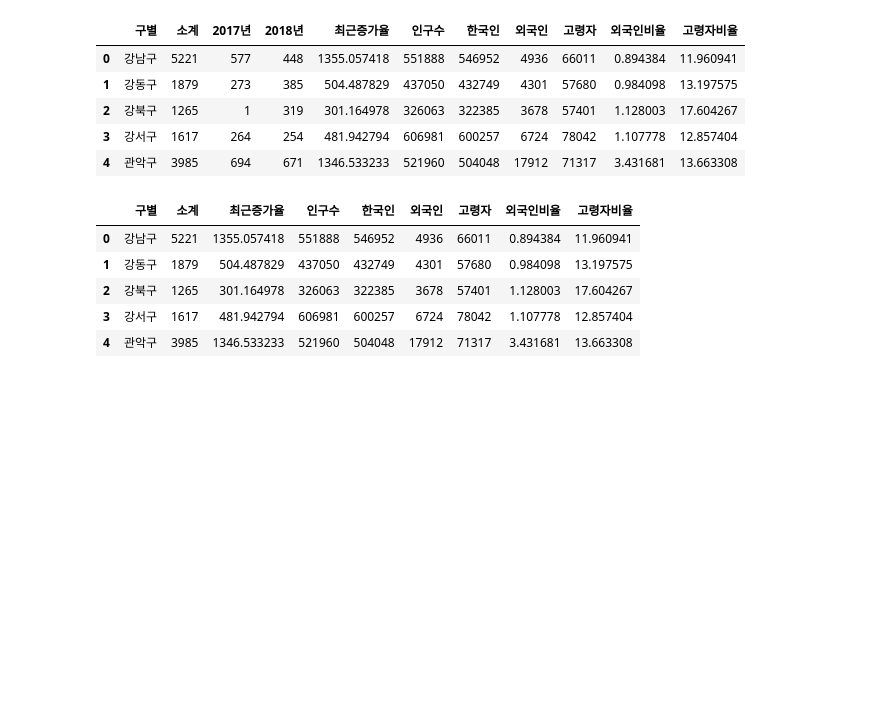
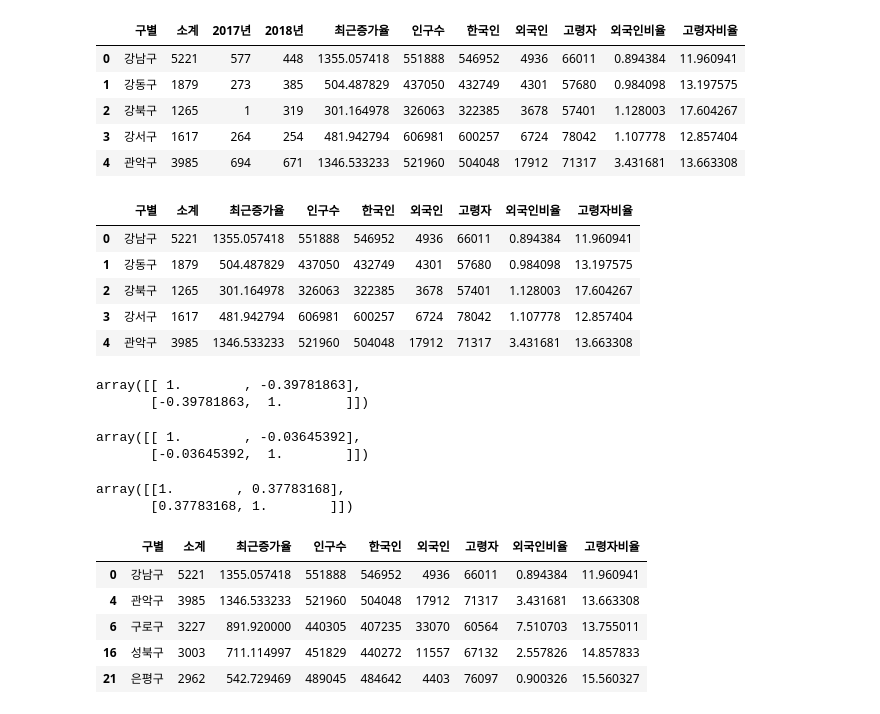
Before and after one commit to imn00133/PythonSeminar19, a Jupyter notebook: TeachingMaterials/insert_file/48_lecture_file/pandas_examples.ipynb, the cells around one changed output. Saved outputs shown, nothing was run; the diff lists cells and outputs as text; code cells hidden in the pictures; blank space fills up the shorter version.

```diff
--- a/TeachingMaterials/insert_file/48_lecture_file/pandas_examples.ipynb
+++ b/TeachingMaterials/insert_file/48_lecture_file/pandas_examples.ipynb
@@ -744,3 +723,27 @@ data_result.head()
 | 2 | 강북구 | 1265 | 301.164978 | 326063 | 322385 | 3678 | 57401 | 1.128003 | 17.604267 |
 | 3 | 강서구 | 1617 | 481.942794 | 606981 | 600257 | 6724 | 78042 | 1.107778 | 12.857404 |
 | 4 | 관악구 | 3985 | 1346.533233 | 521960 | 504048 | 17912 | 71317 | 3.431681 | 13.663308 |
+# %%
+np.corrcoef(data_result['고령자비율'], data_result['소계'])
+# %% [output]
+array([[ 1.        , -0.39781863],
+       [-0.39781863,  1.        ]])
+# %%
+np.corrcoef(data_result['외국인비율'], data_result['소계'])
+# %% [output]
+array([[ 1.        , -0.03645392],
+       [-0.03645392,  1.        ]])
+# %%
+np.corrcoef(data_result['인구수'], data_result['소계'])
+# %% [output]
+array([[1.        , 0.37783168],
+       [0.37783168, 1.        ]])
+# %%
+data_result.sort_values(by='소계', ascending=False).head()
+# %% [output]
+|  | 구별 | 소계 | 최근증가율 | 인구수 | 한국인 | 외국인 | 고령자 | 외국인비율 | 고령자비율 |
+| 0 | 강남구 | 5221 | 1355.057418 | 551888 | 546952 | 4936 | 66011 | 0.894384 | 11.960941 |
+| 4 | 관악구 | 3985 | 1346.533233 | 521960 | 504048 | 17912 | 71317 | 3.431681 | 13.663308 |
+| 6 | 구로구 | 3227 | 891.920000 | 440305 | 407235 | 33070 | 60564 | 7.510703 | 13.755011 |
+| 16 | 성북구 | 3003 | 711.114997 | 451829 | 440272 | 11557 | 67132 | 2.557826 | 14.857833 |
+| 21 | 은평구 | 2962 | 542.729469 | 489045 | 484642 | 4403 | 76097 | 0.900326 | 15.560327 |
```
Also changed, not shown: parts of 31 cells of this notebook, 2 other files.
